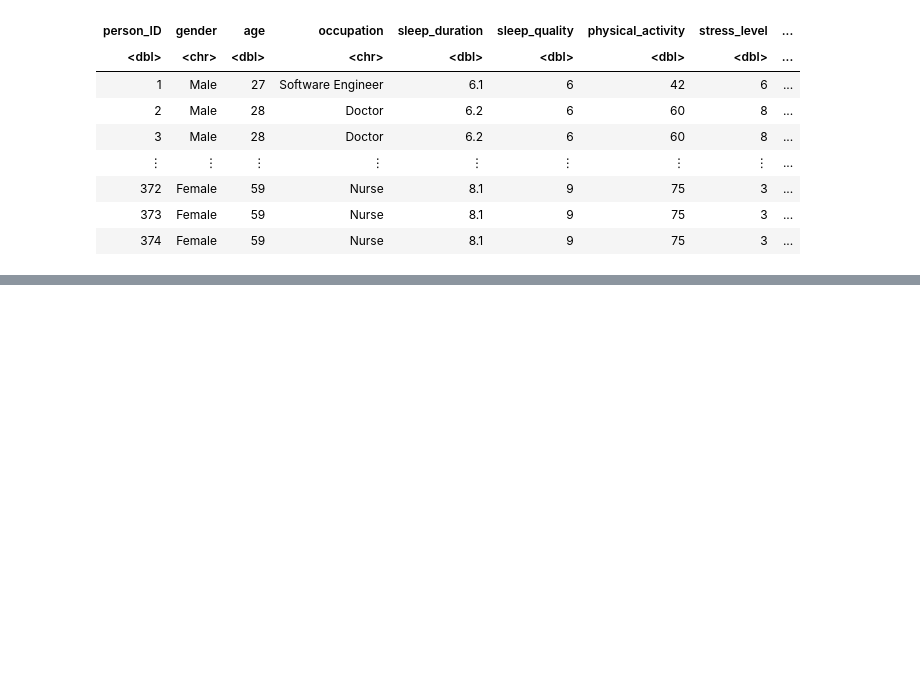
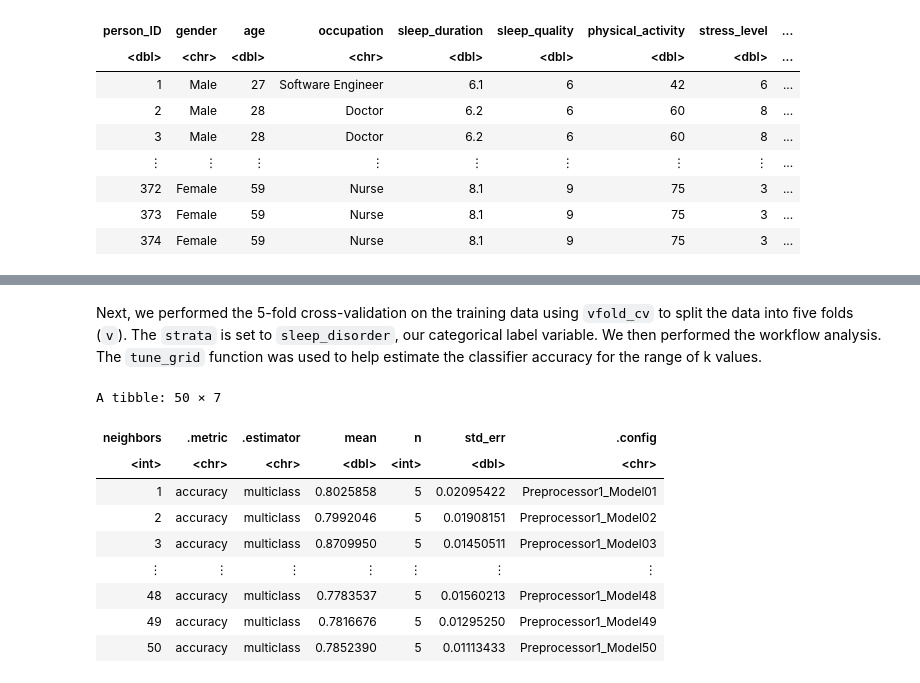
Before and after one commit to d-alex171/dsci-project, a Jupyter notebook: ProjectReport.ipynb, the cells around one changed output, grey strips where cells are left out. Saved outputs shown, nothing was run; the diff lists cells and outputs as text; code cells hidden in the pictures; blank space fills up the shorter version.

Commit message:
added knn analysis

```diff
--- a/ProjectReport.ipynb
+++ b/ProjectReport.ipynb
@@ -93,0 +139,30 @@ A tibble: 3 × 5
+# %% [markdown]
+Next, we performed the 5-fold cross-validation on the training data using `vfold_cv` to split the data into five folds (`v`). The `strata` is set to `sleep_disorder`, our categorical label variable. We then performed the workflow analysis. The `tune_grid` function was used to help estimate the classifier accuracy for the range of k values.
+# %%
+# 5-fold cross-validation
+sleep_vfold <- vfold_cv(sleep_train, v = 5, strata = sleep_disorder)
+
+# Create a workflow with k ranging from 1 to 100
+gridvals <- tibble(neighbors = seq(from = 1, to = 50))
+
+sleep_results <- workflow() |>
+                    add_recipe(sleep_recipe) |>
+                    add_model(sleep_spec) |>
+                    tune_grid(resamples = sleep_vfold, grid = gridvals) |>
+                    collect_metrics()
+
+accuracies <- sleep_results |>
+                filter(.metric == "accuracy")
+
+accuracies
+# %% [output]
+A tibble: 50 × 7
+| neighbors | .metric | .estimator | mean | n | std_err | .config |
+| <int> | <chr> | <chr> | <dbl> | <int> | <dbl> | <chr> |
+| 1 | accuracy | multiclass | 0.8025858 | 5 | 0.02095422 | Preprocessor1_Model01 |
+| 2 | accuracy | multiclass | 0.7992046 | 5 | 0.01908151 | Preprocessor1_Model02 |
+| 3 | accuracy | multiclass | 0.8709950 | 5 | 0.01450511 | Preprocessor1_Model03 |
+| ⋮ | ⋮ | ⋮ | ⋮ | ⋮ | ⋮ | ⋮ |
+| 48 | accuracy | multiclass | 0.7783537 | 5 | 0.01560213 | Preprocessor1_Model48 |
+| 49 | accuracy | multiclass | 0.7816676 | 5 | 0.01295250 | Preprocessor1_Model49 |
+| 50 | accuracy | multiclass | 0.7852390 | 5 | 0.01113433 | Preprocessor1_Model50 |
```
Also changed, not shown: parts of 18 cells of this notebook.
